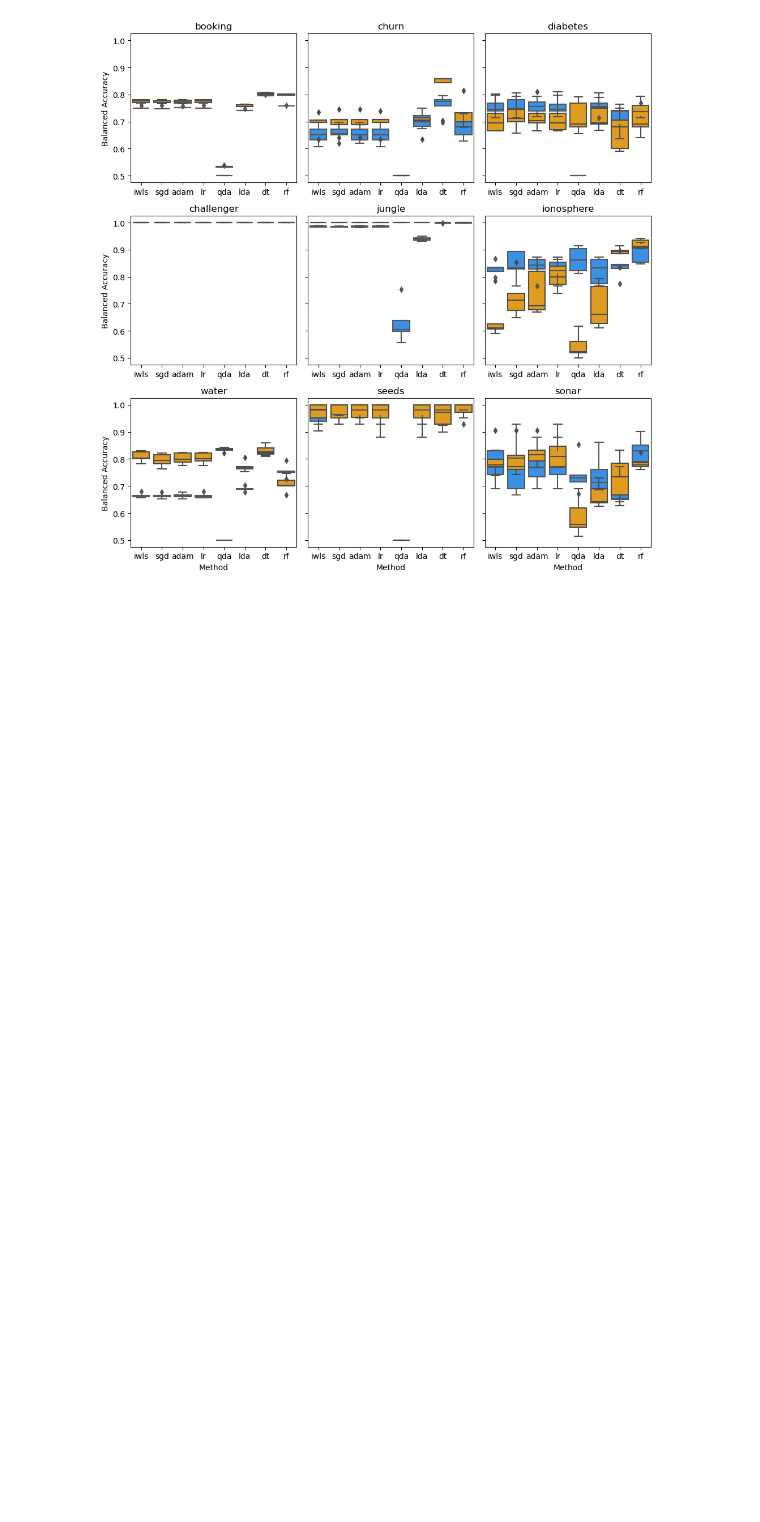
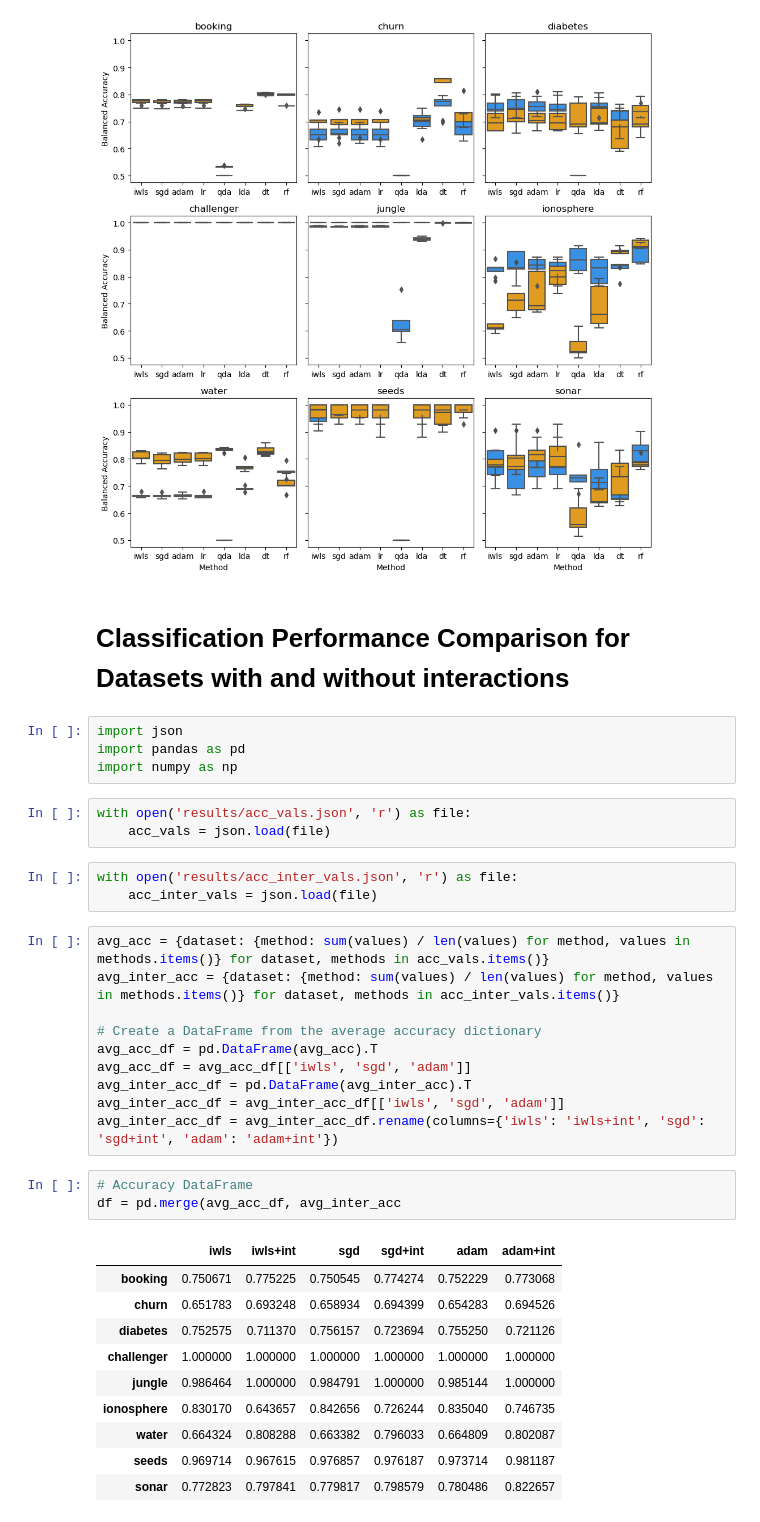
Before and after one commit to Bartosz7/AML-2024L-Optimization-Algorithms, a Jupyter notebook: code/analysis.ipynb, the cells around one changed output. Cells and saved outputs as stored; diff of their text form; blank space fills up the shorter version.

Commit message:
feat: added analysis with without interactions table

```diff
--- a/code/analysis.ipynb
+++ b/code/analysis.ipynb
@@ -434,3 +434,39 @@ plt.tight_layout()
 plt.show()
 # %% [output]
 [figure]
+# %% [markdown]
+# Classification Performance Comparison for Datasets with and without interactions
+# %%
+import json
+import pandas as pd
+import numpy as np
+# %%
+with open('results/acc_vals.json', 'r') as file:
+    acc_vals = json.load(file)
+# %%
+with open('results/acc_inter_vals.json', 'r') as file:
+    acc_inter_vals = json.load(file)
+# %%
+avg_acc = {dataset: {method: sum(values) / len(values) for method, values in methods.items()} for dataset, methods in acc_vals.items()}
+avg_inter_acc = {dataset: {method: sum(values) / len(values) for method, values in methods.items()} for dataset, methods in acc_inter_vals.items()}
+
+# Create a DataFrame from the average accuracy dictionary
+avg_acc_df = pd.DataFrame(avg_acc).T
+avg_acc_df = avg_acc_df[['iwls', 'sgd', 'adam']]
+avg_inter_acc_df = pd.DataFrame(avg_inter_acc).T
+avg_inter_acc_df = avg_inter_acc_df[['iwls', 'sgd', 'adam']]
+avg_inter_acc_df = avg_inter_acc_df.rename(columns={'iwls': 'iwls+int', 'sgd': 'sgd+int', 'adam': 'adam+int'})
+# %%
+# Accuracy DataFrame
+df = pd.merge(avg_acc_df, avg_inter_acc
+# %% [output]
+|  | iwls | iwls+int | sgd | sgd+int | adam | adam+int |
+| booking | 0.750671 | 0.775225 | 0.750545 | 0.774274 | 0.752229 | 0.773068 |
+| churn | 0.651783 | 0.693248 | 0.658934 | 0.694399 | 0.654283 | 0.694526 |
+| diabetes | 0.752575 | 0.711370 | 0.756157 | 0.723694 | 0.755250 | 0.721126 |
+| challenger | 1.000000 | 1.000000 | 1.000000 | 1.000000 | 1.000000 | 1.000000 |
+| jungle | 0.986464 | 1.000000 | 0.984791 | 1.000000 | 0.985144 | 1.000000 |
+| ionosphere | 0.830170 | 0.643657 | 0.842656 | 0.726244 | 0.835040 | 0.746735 |
+| water | 0.664324 | 0.808288 | 0.663382 | 0.796033 | 0.664809 | 0.802087 |
+| seeds | 0.969714 | 0.967615 | 0.976857 | 0.976187 | 0.973714 | 0.981187 |
+| sonar | 0.772823 | 0.797841 | 0.779817 | 0.798579 | 0.780486 | 0.822657 |
```
